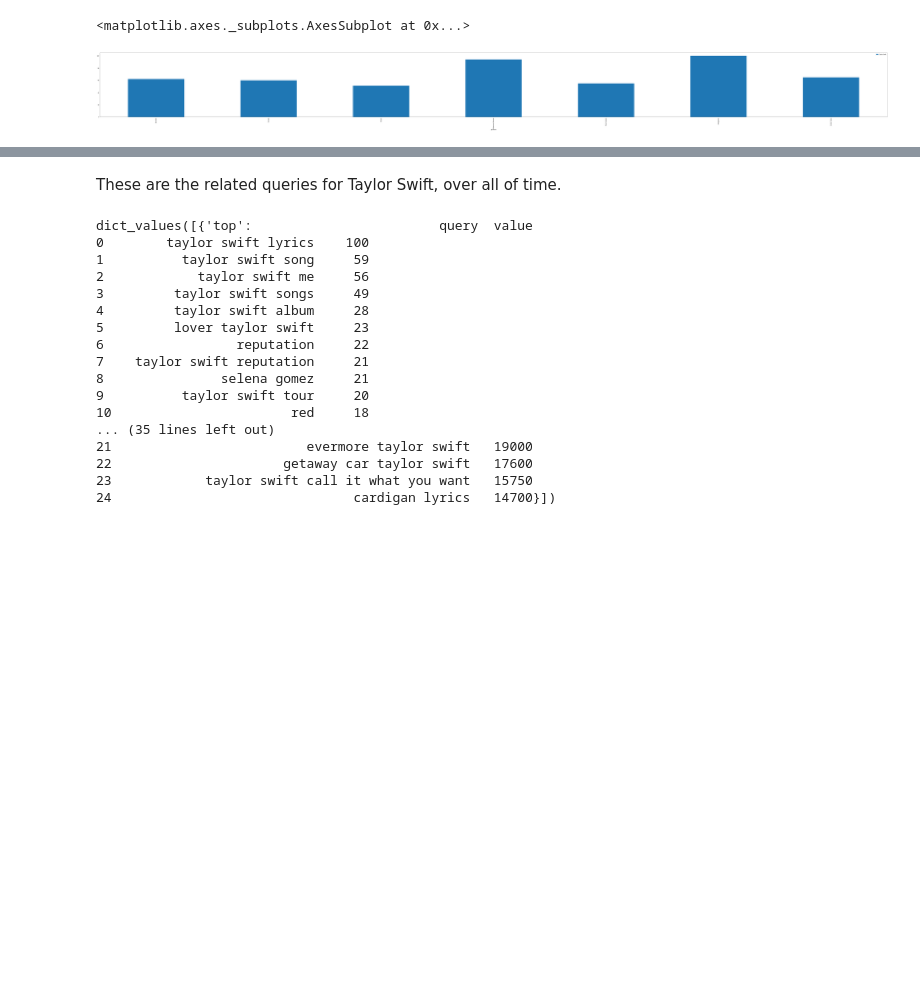
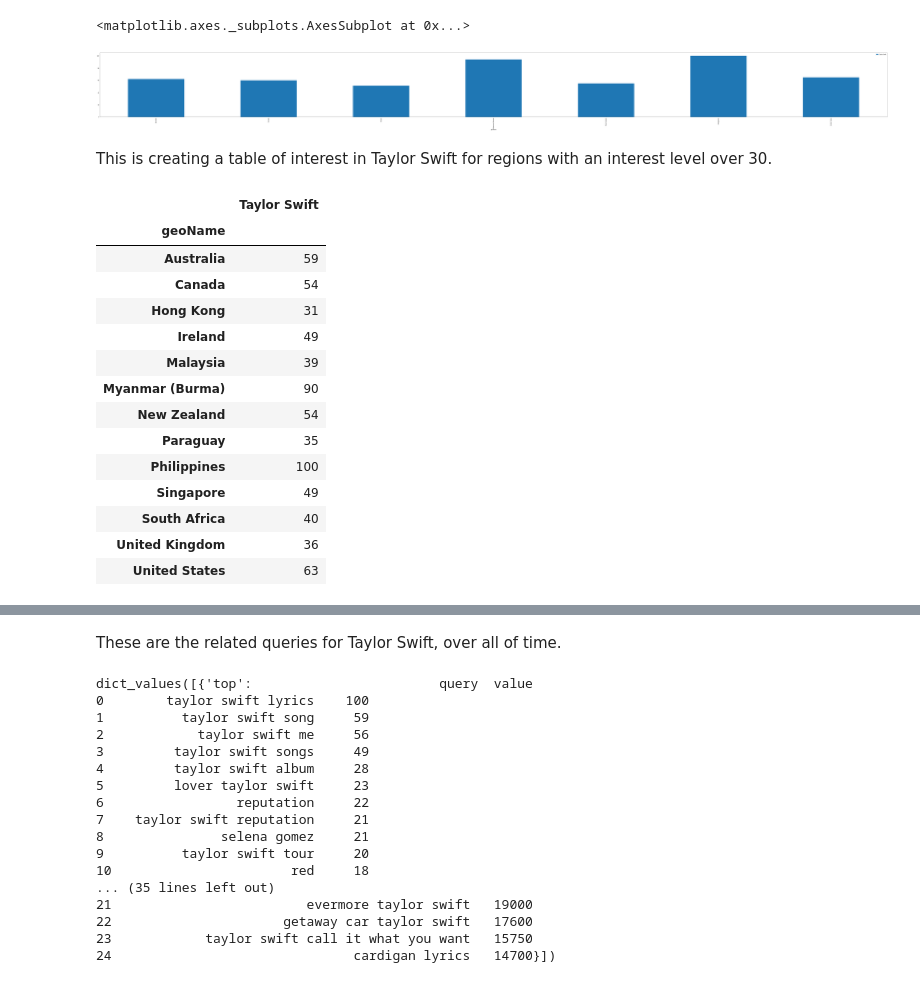
Before and after one commit to ksturt/taylorsversion, a Jupyter notebook: google trends.ipynb, the cells around one changed output, grey strips where cells are left out. Drawn from its saved outputs; the diff is of its cells as text; code cells hidden in the pictures; blank space fills up the shorter version.

```diff
--- a/google trends.ipynb
+++ b/google trends.ipynb
@@ -65,3 +66,28 @@ large_df.reset_index().plot(x="geoName", y="Taylor Swift", figsize=(120, 10), ki
 # %% [output]
 <matplotlib.axes._subplots.AxesSubplot at 0x...>
 [figure]
+# %% [markdown]
+This is creating a table of interest in Taylor Swift for regions with an interest level over 30.
+# %%
+pytrend.build_payload(kw_list=["Taylor Swift"])
+# Interest by Region
+df = pytrend.interest_by_region()
+overthirty = (df > 30).any(axis=1)
+large_taylor = df.loc[overthirty]
+large_taylor.head(15)
+# %% [output]
+|  | Taylor Swift |
+| geoName |  |
+| Australia | 59 |
+| Canada | 54 |
+| Hong Kong | 31 |
+| Ireland | 49 |
+| Malaysia | 39 |
+| Myanmar (Burma) | 90 |
+| New Zealand | 54 |
+| Paraguay | 35 |
+| Philippines | 100 |
+| Singapore | 49 |
+| South Africa | 40 |
+| United Kingdom | 36 |
+| United States | 63 |
```
Also changed, not shown: parts of 18 cells of this notebook.
